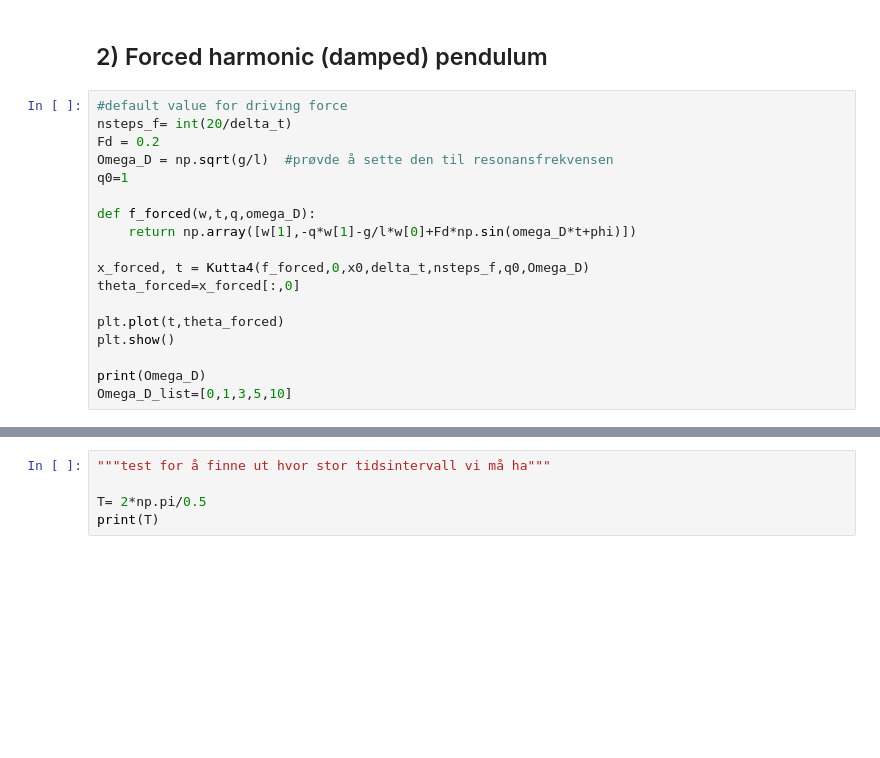
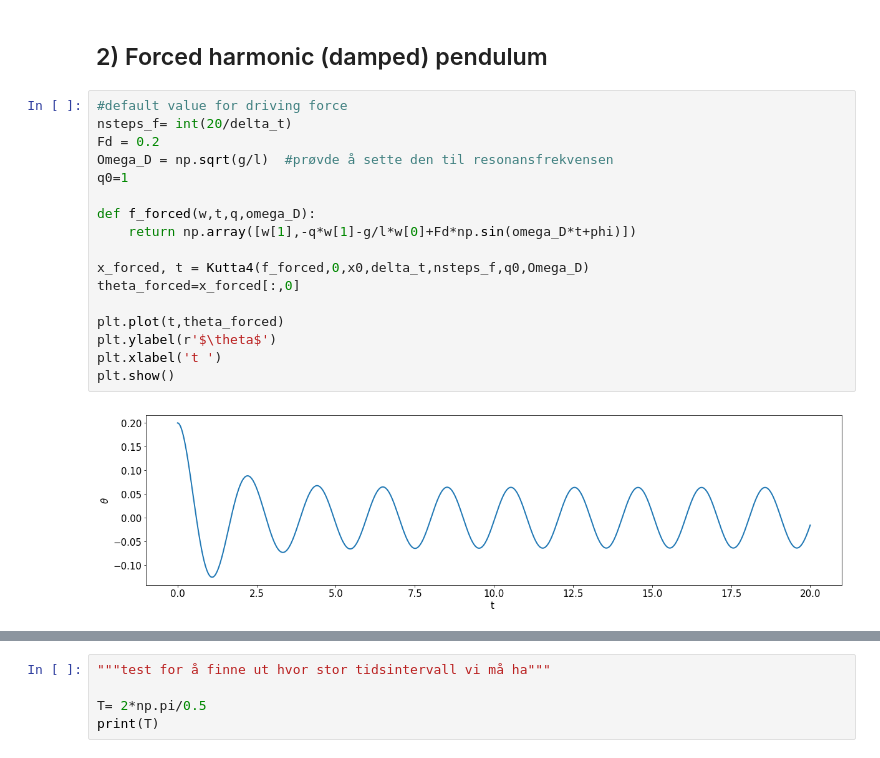
Before and after one commit to sigriaun/pendulum2, a Jupyter notebook: pendulum2.ipynb, the cells around one changed output, grey strips where cells are left out. Saved outputs shown, nothing was run; the diff lists cells and outputs as text; blank space fills up the shorter version.

```diff
--- a/pendulum2.ipynb
+++ b/pendulum2.ipynb
@@ -141,21 +146,22 @@ plot_damped(q_c,analytic_sol_c,"Critically damped")
 # %%
 #default value for driving force
 nsteps_f= int(20/delta_t)
 Fd = 0.2
 Omega_D = np.sqrt(g/l)  #prøvde å sette den til resonansfrekvensen
 q0=1
 
 def f_forced(w,t,q,omega_D):
     return np.array([w[1],-q*w[1]-g/l*w[0]+Fd*np.sin(omega_D*t+phi)])
 
 x_forced, t = Kutta4(f_forced,0,x0,delta_t,nsteps_f,q0,Omega_D)
 theta_forced=x_forced[:,0]
 
 plt.plot(t,theta_forced)
+plt.ylabel(r'$\theta$')
+plt.xlabel('t ')
 plt.show()
-
-print(Omega_D)
-Omega_D_list=[0,1,3,5,10]
+# %% [output]
+[figure, added]
 # %%
 """Dependence of Omega_D"""
 nsteps_omega_D = 3000
```
Also changed, not shown: parts of 3 cells of this notebook.
